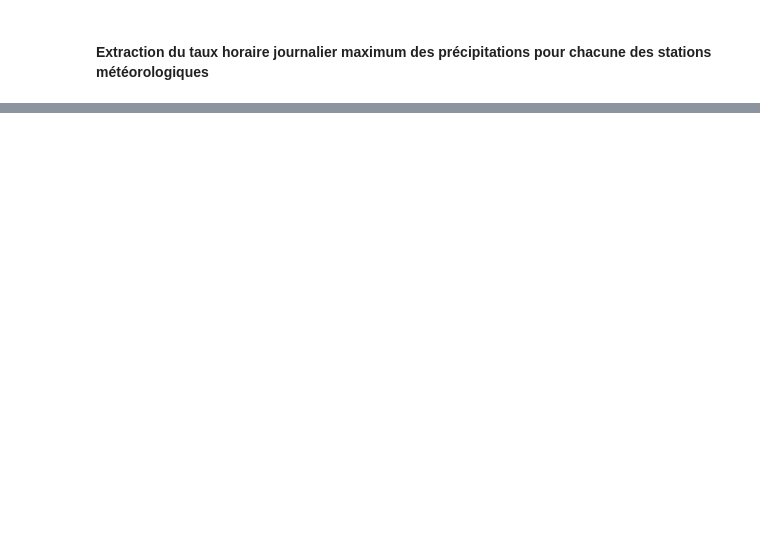
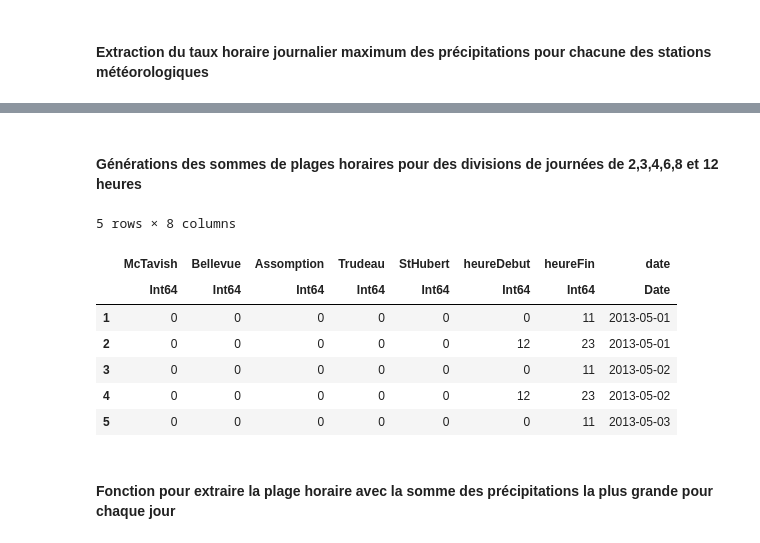
Before and after one commit to SamuelA-L/Prob-et-Stats-IA, a Jupyter notebook: DataSets.ipynb, the cells around one changed output, grey strips where cells are left out. Drawn from its saved outputs; the diff is of its cells as text; code cells hidden in the pictures; blank space fills up the shorter version.

```diff
--- a/DataSets.ipynb
+++ b/DataSets.ipynb
@@ -319,11 +532,24 @@ end
+# %% [markdown]
+#### Générations des sommes de plages horaires pour des divisions de journées de 2,3,4,6,8 et 12 heures
 # %%
 hourSplit2 = dayPrecipitationSplit(2,filledPrec)
 hourSplit3 = dayPrecipitationSplit(3,filledPrec)
 hourSplit4 = dayPrecipitationSplit(4,filledPrec)
 hourSplit6 = dayPrecipitationSplit(6,filledPrec)
 hourSplit8 = dayPrecipitationSplit(8,filledPrec)
 hourSplit12 = dayPrecipitationSplit(12,filledPrec)
-first(hourSplit12,10)
+first(hourSplit12,5)
+# %% [output]
+5 rows × 8 columns
+|  | McTavish | Bellevue | Assomption | Trudeau | StHubert | heureDebut | heureFin | date |
+|  | Int64 | Int64 | Int64 | Int64 | Int64 | Int64 | Int64 | Date |
+| 1 | 0 | 0 | 0 | 0 | 0 | 0 | 11 | 2013-05-01 |
+| 2 | 0 | 0 | 0 | 0 | 0 | 12 | 23 | 2013-05-01 |
+| 3 | 0 | 0 | 0 | 0 | 0 | 0 | 11 | 2013-05-02 |
+| 4 | 0 | 0 | 0 | 0 | 0 | 12 | 23 | 2013-05-02 |
+| 5 | 0 | 0 | 0 | 0 | 0 | 0 | 11 | 2013-05-03 |
+# %% [markdown]
+#### Fonction pour extraire la plage horaire avec la somme des précipitations la plus grande pour chaque jour
 # %%
 function maxPrecByDay(Prec)
     n = size(Prec,1)
```
Also changed, not shown: parts of 66 cells of this notebook.
